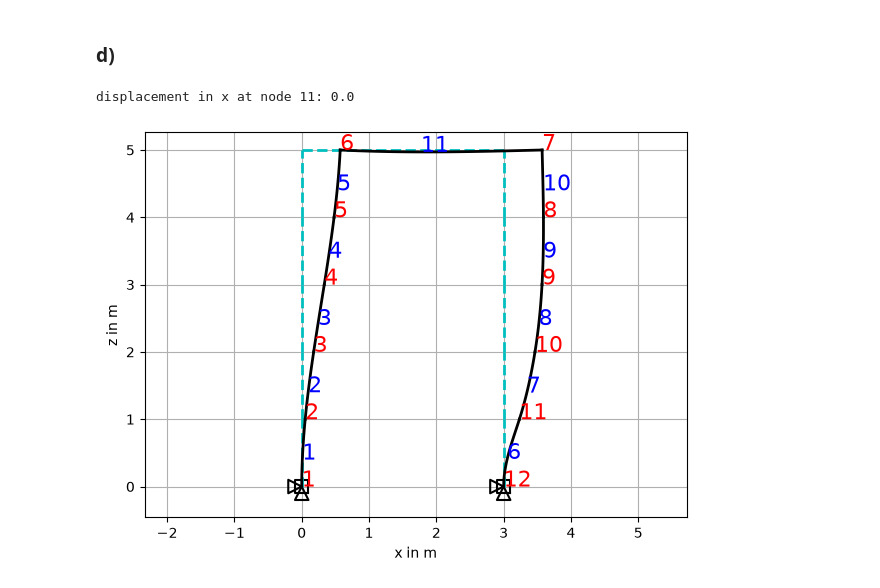
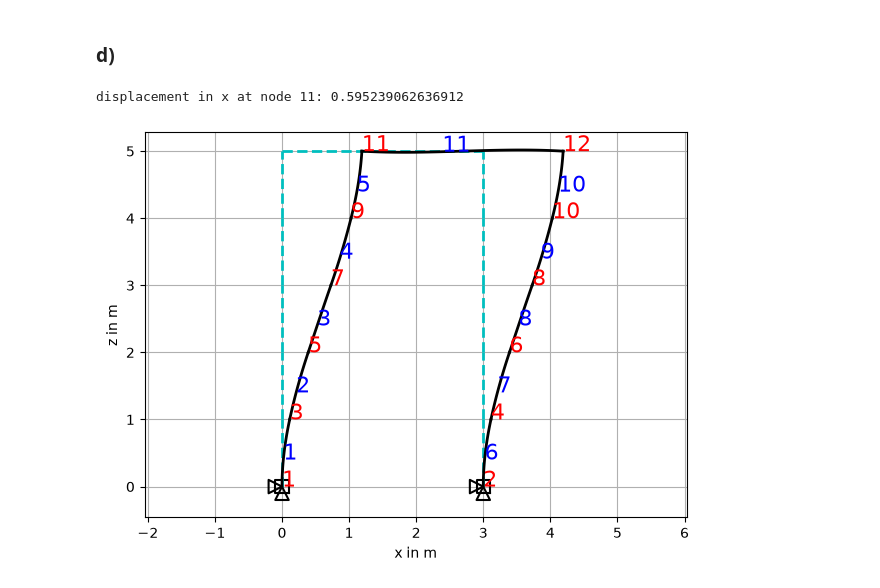
Before and after one commit to ajayhanssen/FE-NTNU, a Jupyter notebook: ex4.ipynb, the cells around one changed output. Cells and saved outputs as stored; diff of their text form; code cells hidden in the pictures.

```diff
--- a/ex4.ipynb
+++ b/ex4.ipynb
@@ -357,15 +357,15 @@ plt.show()
 # %%
 orderednodes = [n1, n2, n3, n4, n5, n6, n7, n8, n9, n10, n11, n12]
 elements = [el1, el2, el3, el4, el5, el6, el7, el8, el9, el10, el15]
 loads = [nl11]
-sys = System(elements, loads=loads, nodes=orderednodes)
+sys_s = System(elements, loads=loads, nodes=orderednodes)
 
-sys.assemble()
-sys.apply_bcs()
+sys_s.assemble()
+sys_s.apply_bcs()
 
-r = sys.solve()
-print(f'displacement in x at node 11: {r[11*3]}')
-fig1 = plot_structure_def(sys, 10, supports=True)
+r_s = sys_s.solve()
+print(f'displacement in x at node 11: {r_s[10*3]}')
+fig1 = plot_structure_def(sys_s, 2, supports=True)
 # %% [output]
-displacement in x at node 11: 0.0
+displacement in x at node 11: 0.595239062636912
-[figure, old version]
+[figure, new version]
```
Also changed, not shown: parts of 5 cells of this notebook.
